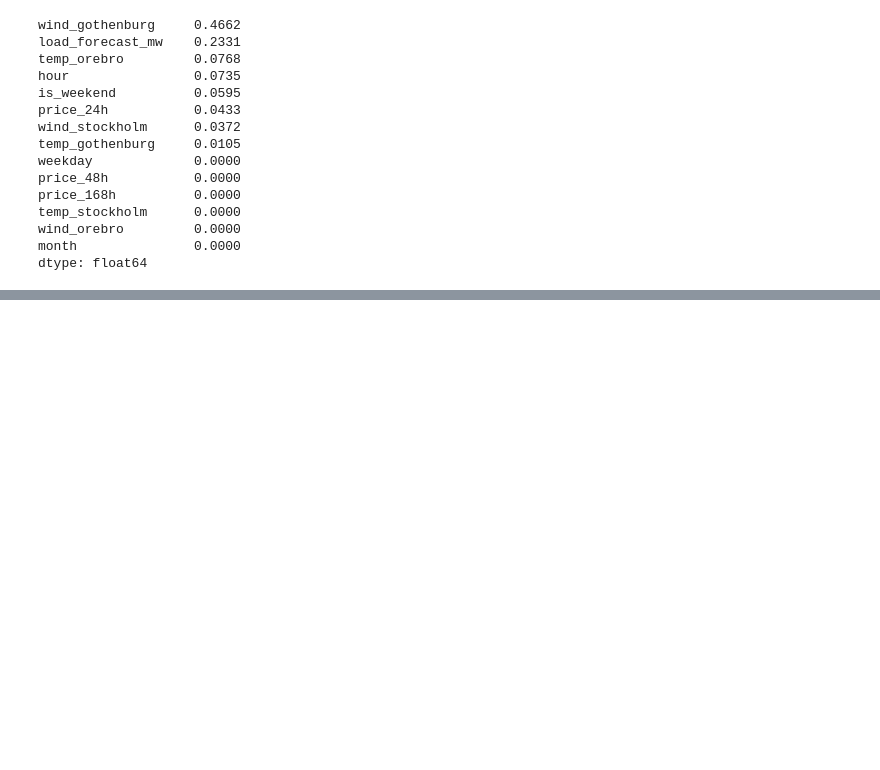
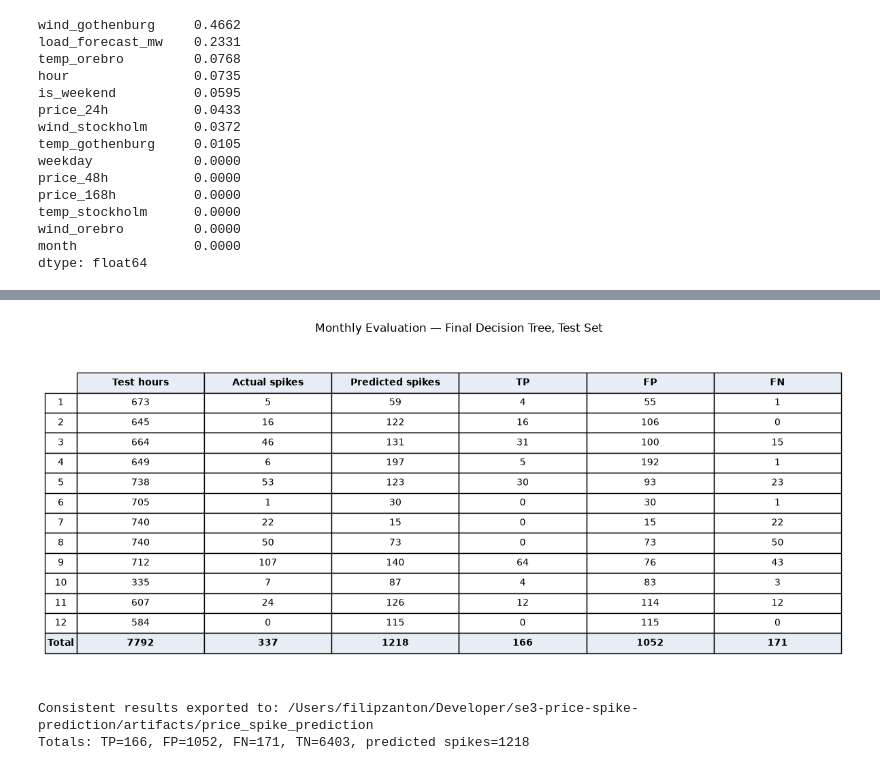
Before and after one commit to FilipZanton/se3-price-spike-prediction, a Jupyter notebook: notebooks/06_price_spike_prediction.ipynb, the cells around one changed output, grey strips where cells are left out. Cells and saved outputs as stored; diff of their text form; code cells hidden in the pictures; blank space fills up the shorter version.

```diff
--- a/notebooks/06_price_spike_prediction.ipynb
+++ b/notebooks/06_price_spike_prediction.ipynb
@@ -276,20 +315,3 @@ temp_stockholm      0.0000
 wind_orebro         0.0000
 month               0.0000
 dtype: float64
-# %%
-test_analysis = test_df[['timestamp', 'month', 'hour', 'price', target]].copy()
-test_analysis['predicted'] = test_preds
-
-monthly_eval = test_analysis.groupby('month').apply(
-    lambda g: pd.Series({
-        'total_hours': len(g),
-        'actual_spikes': (g[target] == 1).sum(),
-        'predicted_spikes': (g['predicted'] == 1).sum(),
-        'TP (Hit)': ((g[target] == 1) & (g['predicted'] == 1)).sum(),
-        'FP (False Alarm)': ((g[target] == 0) & (g['predicted'] == 1)).sum(),
-        'FN (Missed)': ((g[target] == 1) & (g['predicted'] == 0)).sum()
-    }),
-    include_groups=False
-)
-
-monthly_eval
@@ -310,0 +371,58 @@ monthly_eval
+# %%
+# Export all numeric reports only after the consistency checks above pass.
+prediction_path = RESULTS_DIR / 'test_predictions.csv'
+test_analysis.to_csv(prediction_path, index=False)
+cm_df.to_csv(RESULTS_DIR / 'confusion_matrix.csv')
+monthly_eval.to_csv(RESULTS_DIR / 'monthly_evaluation.csv')
+
+# A presentation-ready table, with a total row derived from the same data.
+columns = ['total_hours', 'actual_spikes', 'predicted_spikes', 'TP (Hit)', 'FP (False Alarm)', 'FN (Missed)']
+fig, ax = plt.subplots(figsize=(12, 5.5))
+ax.axis('off')
+ax.set_title('Monthly Evaluation — Final Decision Tree, Test Set', pad=18)
+table = ax.table(
+    cellText=monthly_eval_with_total[columns].values,
+    rowLabels=[str(month) for month in monthly_eval_with_total.index],
+    colLabels=['Test hours', 'Actual spikes', 'Predicted spikes', 'TP', 'FP', 'FN'],
+    cellLoc='center',
+    rowLoc='center',
+    loc='center'
+)
+table.auto_set_font_size(False)
+table.set_fontsize(10)
+table.scale(1, 1.55)
+for (row, col), cell in table.get_celld().items():
+    if row == 0 or row == len(monthly_eval_with_total):
+        cell.set_facecolor('#e6edf5')
+        cell.set_text_props(weight='bold')
+fig.tight_layout()
+fig.savefig(RESULTS_DIR / 'monthly_evaluation.png', dpi=200, bbox_inches='tight')
+plt.show()
+
+evaluation_summary = {
+    'model': 'DecisionTreeClassifier',
+    'model_parameters': FINAL_MODEL_PARAMS,
+    'training_split': 'train',
+    'prediction_method': 'best_tree.predict(X_test)',
+    'test_hours': len(test_pred),
+    'actual_spikes': int(y_test.sum()),
+    'predicted_spikes': int(test_pred.sum()),
+    'confusion_matrix': {'TN': tn, 'FP': fp, 'FN': fn, 'TP': tp},
+    'precision': float(precision_score(y_test, test_pred, zero_division=0)),
+    'recall': float(recall_score(y_test, test_pred, zero_division=0)),
+    'f1': float(f1_score(y_test, test_pred, zero_division=0)),
+    'monthly_grouping': 'month feature (Europe/Stockholm calendar month)',
+    'test_predictions_sha256': hashlib.sha256(prediction_path.read_bytes()).hexdigest(),
+    'input_sha256': {
+        filename: hashlib.sha256(Path('../data/processed', filename).read_bytes()).hexdigest()
+        for filename in ['se3_master_dataset.csv', 'se3_anomaly_labels.csv']
+    },
+    'library_versions': {'pandas': pd.__version__, 'numpy': np.__version__, 'scikit_learn': sklearn.__version__}
+}
+(RESULTS_DIR / 'evaluation_summary.json').write_text(json.dumps(evaluation_summary, indent=2) + '\n')
+print(f'Consistent results exported to: {RESULTS_DIR.resolve()}')
+print(f'Totals: TP={tp}, FP={fp}, FN={fn}, TN={tn}, predicted spikes={tp + fp}')
+# %% [output]
+[figure, added]
+Consistent results exported to: /Users/filipzanton/Developer/se3-price-spike-prediction/artifacts/price_spike_prediction
+Totals: TP=166, FP=1052, FN=171, TN=6403, predicted spikes=1218
```
Also changed, not shown: parts of 7 cells of this notebook, 9 other files.
